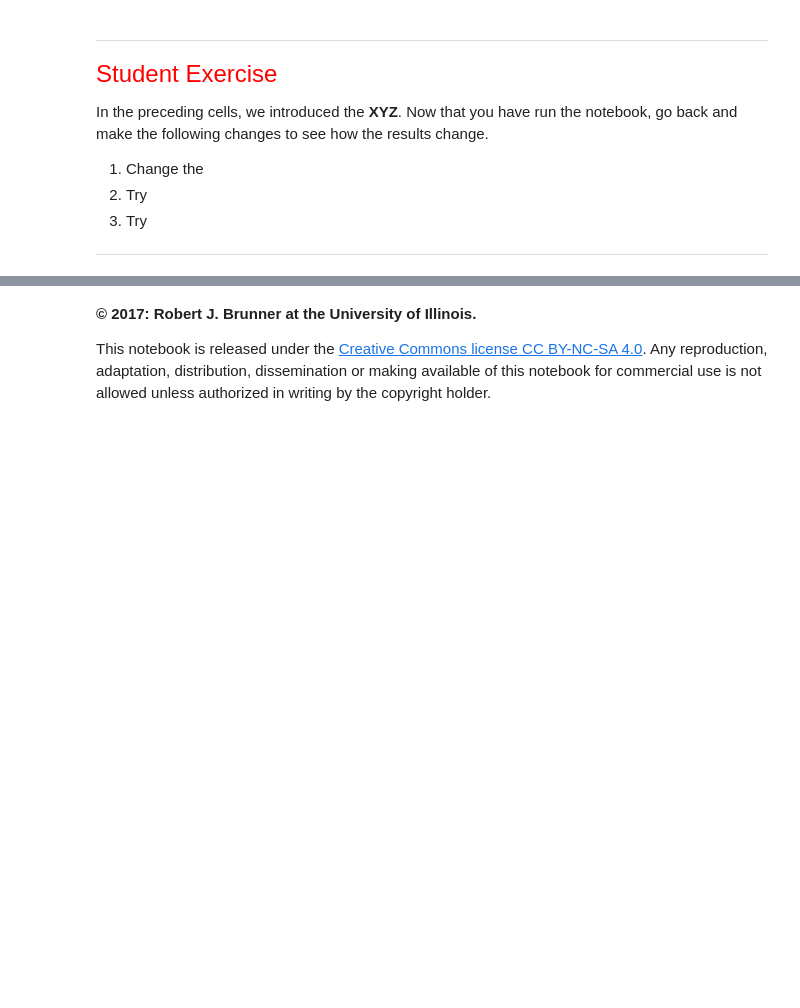
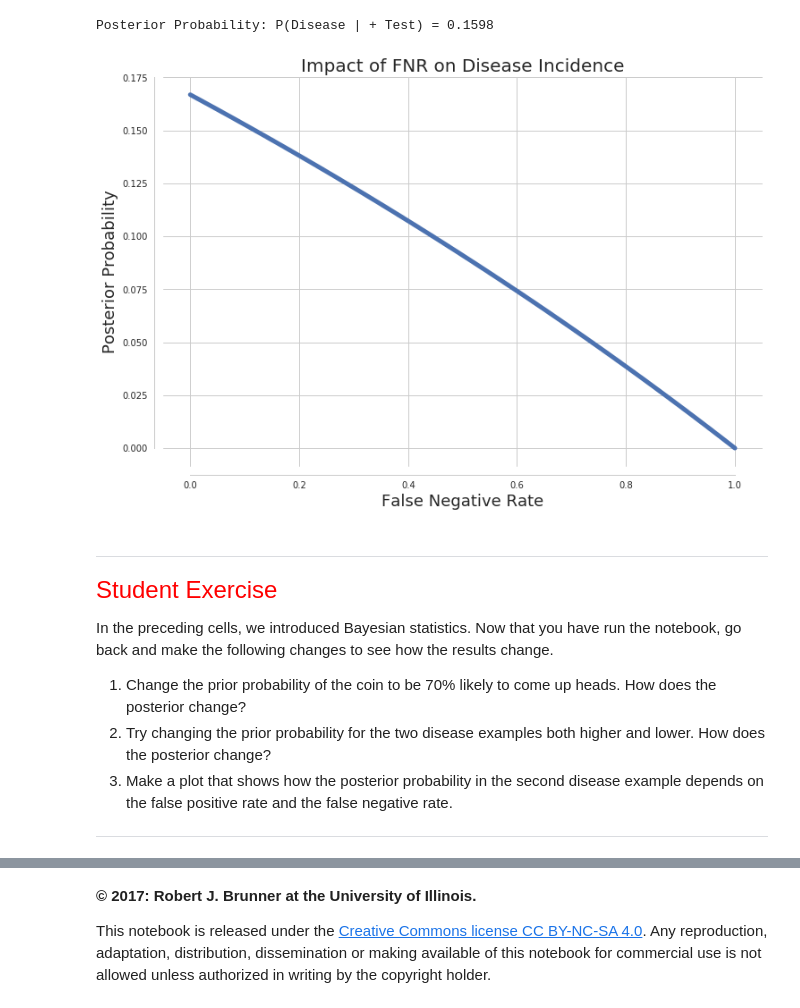
Before and after one commit to liweiweng/accy571-fa17, a Jupyter notebook: Module9/notebooks/intro2bs.ipynb, the cells around one changed output, grey strips where cells are left out. Drawn from its saved outputs; the diff is of its cells as text; code cells hidden in the pictures; blank space fills up the shorter version.

Commit message:
Final Module 9, almost 10
Still need to finish intro notebook.

```diff
--- a/Module9/notebooks/intro2bs.ipynb
+++ b/Module9/notebooks/intro2bs.ipynb
@@ -50,14 +208,49 @@ A
+# %%
+p_prior = 0.001 # Prior: Probability of having the disease (Prior)
+p_pgd = (1.0 - 0.05) # (1. - FNR): Probability of being positive given you have the disease
+p_pgnd = 0.005   # FPR: Probability of being positive given you do not have the disease
+
+# Apply Bayes Theorem
+posterior = p_prior * p_pgd / (p_prior * p_pgd + (1 - p_prior) * p_pgnd)
+
+print(f'Posterior Probability: P(Disease | + Test) = {posterior:5.4f}')
+# %% [output]
+Posterior Probability: P(Disease | + Test) = 0.1598
+# %%
+# Set default Seaborn plotting style
+sns.set_style('whitegrid')
+
+#Create figure
+fig, ax = plt.subplots(figsize=(12, 8))
+
+# Define FNR, and compute posterior
+fnr = np.linspace(0.0, 1.0, 100)
+p_pgd = 1.0 - fnr
+
+# Apply Bayes Theorem
+posterior = p_prior * p_pgd / (p_prior * p_pgd + (1 - p_prior) * p_pgnd)
+
+# Plot posterior
+ax.plot(fnr, posterior, lw=5)
+
+# Decorate plot
+ax.set(title='Impact of FNR on Disease Incidence', xlabel='False Negative Rate', ylabel='Posterior Probability')
+
+# Clean-up
+sns.despine(offset = 10, trim=True)
+# %% [output]
+[figure, added]
 # %% [markdown]
 -----
 
 <font color='red' size = '5'> Student Exercise </font>
 
 
-In the preceding cells, we introduced the **XYZ**. Now that you have run the notebook, go back and make the following changes to see how the results change.
+In the preceding cells, we introduced Bayesian statistics. Now that you have run the notebook, go back and make the following changes to see how the results change.
 
-1. Change the
-2. Try
-3. Try
+1. Change the prior probability of the coin to be 70% likely to come up heads. How does the posterior change?
+2. Try changing the prior probability for the two disease examples both higher and lower. How does the posterior change?
+3. Make a plot that shows how the posterior probability in the second disease example depends on the false positive rate and the false negative rate.
 
 -----
 # %% [markdown]
```
Also changed, not shown: parts of 13 cells of this notebook, 7 other files.
